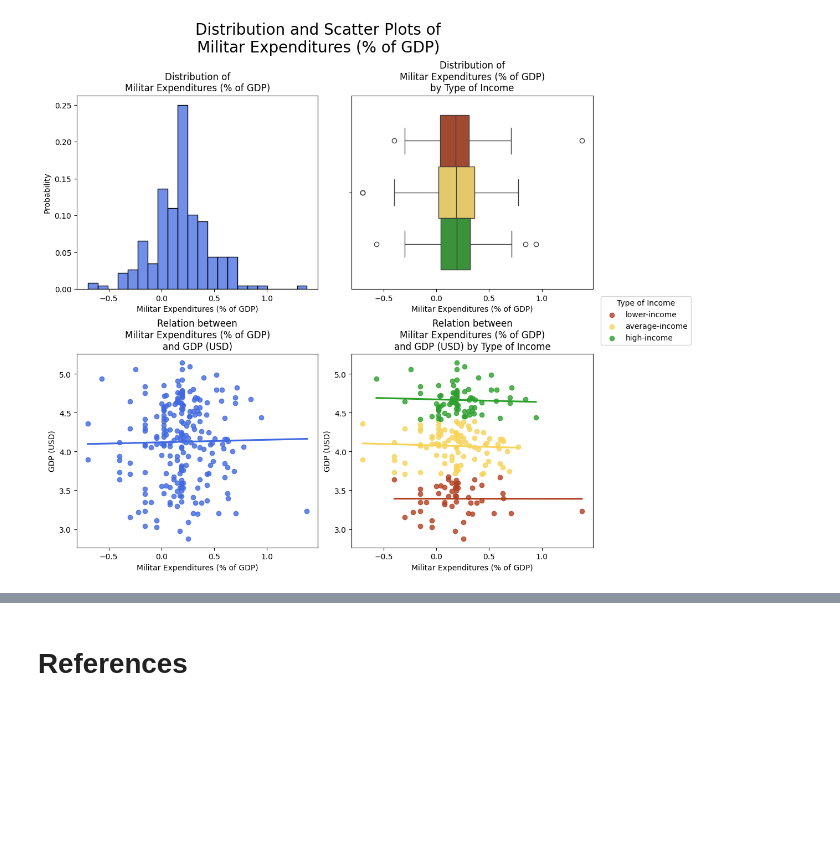
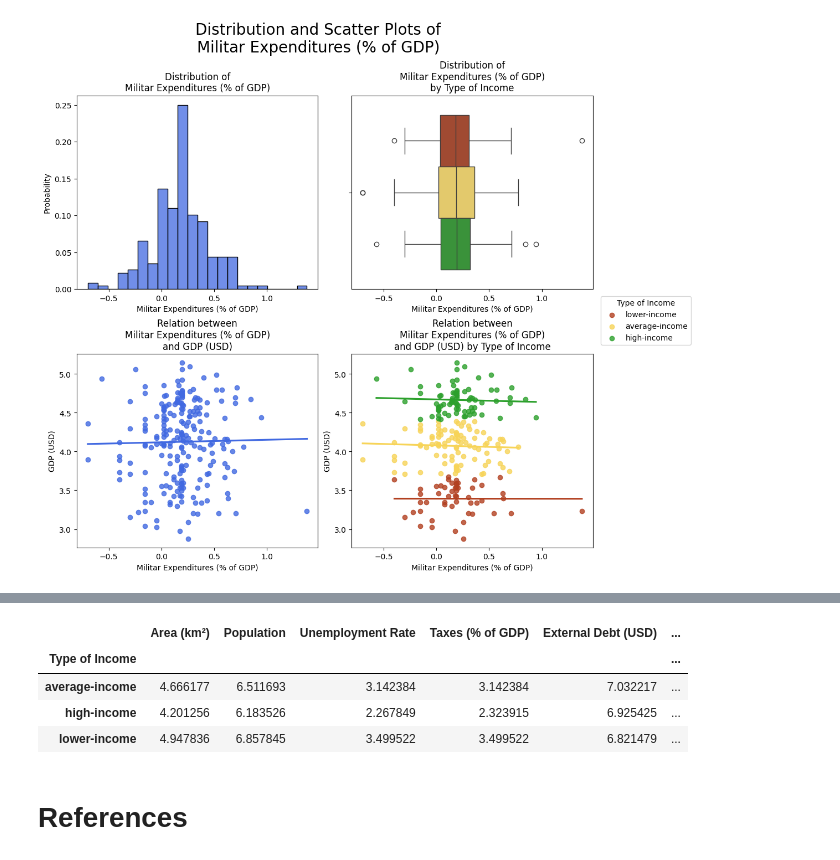
Before and after one commit to alexisuaguilaru/Country_Income_Model, a Jupyter notebook: ExploratoryDataAnalysis/ExploratoryDataAnalysis.ipynb, the cells around one changed output, grey strips where cells are left out. Cells and saved outputs as stored; diff of their text form; code cells hidden in the pictures; blank space fills up the shorter version.

```diff
--- a/ExploratoryDataAnalysis/ExploratoryDataAnalysis.ipynb
+++ b/ExploratoryDataAnalysis/ExploratoryDataAnalysis.ipynb
@@ -430,3 +436,13 @@ for feature in NumericalFeatures:
+# %%
+# Mean of numerical attributes
+
+CountriesInfo_Dataset_Transformed[NumericalFeatures+[Target,EncodedTarget]].groupby(EncodedTarget).mean()
+# %% [output]
+|  | Area (km²) | Population | Unemployment Rate | Taxes (% of GDP) | External Debt (USD) | ... |
+| Type of Income |  |  |  |  |  | ... |
+| average-income | 4.666177 | 6.511693 | 3.142384 | 3.142384 | 7.032217 | ... |
+| high-income | 4.201256 | 6.183526 | 2.267849 | 2.323915 | 6.925425 | ... |
+| lower-income | 4.947836 | 6.857845 | 3.499522 | 3.499522 | 6.821479 | ... |
 # %% [markdown]
 # References
 # %% [markdown]
```
Also changed, not shown: parts of 3 cells of this notebook.
